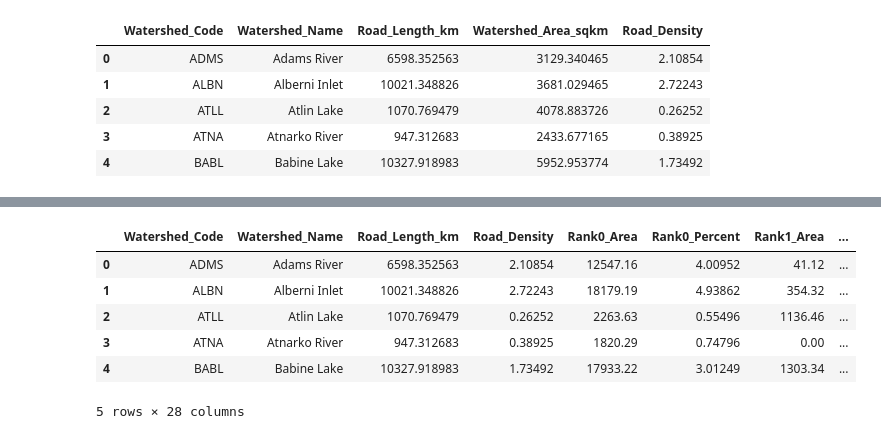
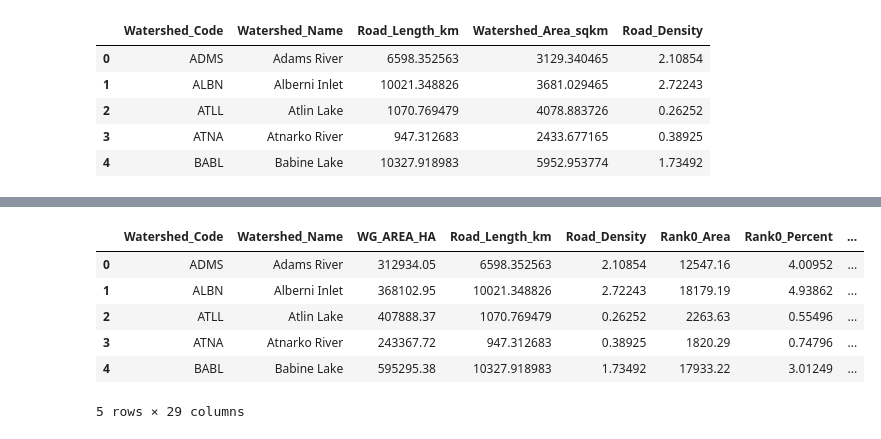
Before and after one commit to MoezLabiadh/dss-projs, a Jupyter notebook: human_disturbance/calculate_watershedGroups_stats.ipynb, the cells around one changed output, grey strips where cells are left out. Drawn from its saved outputs; the diff is of its cells as text; code cells hidden in the pictures.

```diff
--- a/human_disturbance/calculate_watershedGroups_stats.ipynb
+++ b/human_disturbance/calculate_watershedGroups_stats.ipynb
@@ -6,7 +6,7 @@ from arcgis.features import GeoAccessor, GeoSeriesAccessor
 # %%
 arcpy.env.overwriteOutput = True
 
-gdb_path = r'q:\dss_workarea\mlabiadh\workspace\20240925_human_disturbance\data\data_outputs.gdb'
+gdb_path = r'Q:\dss_workarea\mlabiadh\workspace\20240925_human_disturbance\data\data_outputs.gdb'
 arcpy.env.workspace = gdb_path
 # %%
 # create a list of watershed areas
@@ -184,7 +184,7 @@ df_rds_sum_dn.head()
 # %%
 # add Road density to main df
 df_hd_rd = pd.merge(
-    df_hd_sum_wsd[['Watershed_Code', 'Watershed_Name','Disturbance_Rank', 'Rank_Area_ha', 'Percent']],
+    df_hd_sum_wsd[['Watershed_Code', 'Watershed_Name','Watershed_Area_ha','Disturbance_Rank', 'Rank_Area_ha', 'Percent']],
     df_rds_sum_dn[['Watershed_Code','Watershed_Name', 'Road_Length_km','Road_Density']],
     how= 'left',
     on= ["Watershed_Code", "Watershed_Name"]
@@ -204,6 +204,7 @@ df_hd_rd['Disturbance_Rank'] = df_hd_rd['Disturbance_Rank'].astype('Int64')
 
 # Rename the Area column
 df_hd_rd.rename(columns={"Rank_Area_ha": "Area"}, inplace=True)
+df_hd_rd.rename(columns={"Watershed_Area_ha": "WG_AREA_HA"}, inplace=True)
 
 # Pivot the table
 df_hd_rd_pv = df_hd_rd.pivot_table(
@@ -215,43 +216,43 @@ df_hd_rd_pv = df_hd_rd.pivot_table(
 
 # Rename columns
 df_hd_rd_pv.columns = [f'Rank{int(rank)}_{col}' for col, rank in df_hd_rd_pv.columns]
 df_hd_rd_pv.reset_index(inplace=True)
 
 
 # Add the Watershed_Code and Road_Density columns to the pivoted table
-df_hd_rd_pv = df_hd_rd[['Watershed_Code', 'Watershed_Name','Road_Length_km','Road_Density']].drop_duplicates().merge(
+df_hd_rd_pv = df_hd_rd[['Watershed_Code', 'Watershed_Name','WG_AREA_HA','Road_Length_km','Road_Density']].drop_duplicates().merge(
     df_hd_rd_pv, on= ["Watershed_Code", "Watershed_Name"]
 )
 
 # Fill NA values in Road_Density with 0
 df_hd_rd_pv = df_hd_rd_pv.fillna(0)
 
 # Sort columns
-sorted_columns = ['Watershed_Code', 'Watershed_Name', 'Road_Length_km','Road_Density'] + sorted(
-    [col for col in df_hd_rd_pv.columns if col not in ['Watershed_Code', 'Watershed_Name', 'Road_Length_km','Road_Density']],
+sorted_columns = ['Watershed_Code', 'Watershed_Name','WG_AREA_HA' ,'Road_Length_km','Road_Density'] + sorted(
+    [col for col in df_hd_rd_pv.columns if col not in ['Watershed_Code', 'Watershed_Name','WG_AREA_HA' , 'Road_Length_km','Road_Density']],
     key=lambda x: (int(x.split('_')[0][4:]), x.split('_')[1])
 )
 
 df_hd_rd_pv = df_hd_rd_pv[sorted_columns]
 
 
 #add the total rank area
 df_hd_rd_pv = pd.merge(
     df_hd_rd_pv,
     df_hd_tot[["Watershed_Code", "Watershed_Name", 'Total_Rank_Area', 'Total_Rank_Percent' ]],
     how= 'left',
     on= ["Watershed_Code", "Watershed_Name"]
 )
 
 df_hd_rd_pv.head()
 # %% [output]
-|  | Watershed_Code | Watershed_Name | Road_Length_km | Road_Density | Rank0_Area | Rank0_Percent | Rank1_Area | ... |
-| 0 | ADMS | Adams River | 6598.352563 | 2.10854 | 12547.16 | 4.00952 | 41.12 | ... |
-| 1 | ALBN | Alberni Inlet | 10021.348826 | 2.72243 | 18179.19 | 4.93862 | 354.32 | ... |
-| 2 | ATLL | Atlin Lake | 1070.769479 | 0.26252 | 2263.63 | 0.55496 | 1136.46 | ... |
-| 3 | ATNA | Atnarko River | 947.312683 | 0.38925 | 1820.29 | 0.74796 | 0.00 | ... |
-| 4 | BABL | Babine Lake | 10327.918983 | 1.73492 | 17933.22 | 3.01249 | 1303.34 | ... |
+|  | Watershed_Code | Watershed_Name | WG_AREA_HA | Road_Length_km | Road_Density | Rank0_Area | Rank0_Percent | ... |
+| 0 | ADMS | Adams River | 312934.05 | 6598.352563 | 2.10854 | 12547.16 | 4.00952 | ... |
+| 1 | ALBN | Alberni Inlet | 368102.95 | 10021.348826 | 2.72243 | 18179.19 | 4.93862 | ... |
+| 2 | ATLL | Atlin Lake | 407888.37 | 1070.769479 | 0.26252 | 2263.63 | 0.55496 | ... |
+| 3 | ATNA | Atnarko River | 243367.72 | 947.312683 | 0.38925 | 1820.29 | 0.74796 | ... |
+| 4 | BABL | Babine Lake | 595295.38 | 10327.918983 | 1.73492 | 17933.22 | 3.01249 | ... |
-5 rows × 28 columns
+5 rows × 29 columns
 # %%
 # join the table to the watersheds featureclass
 
```
Also changed, not shown: parts of 2 cells of this notebook.
